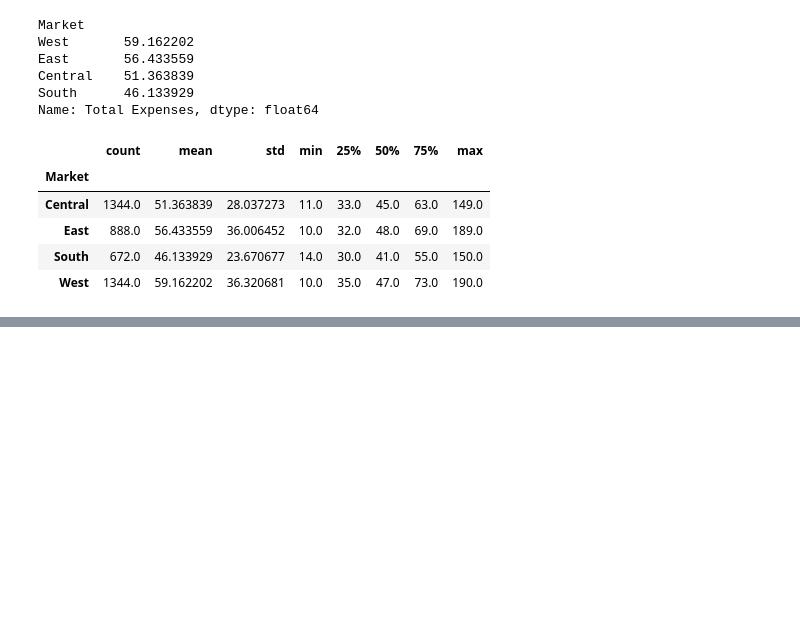
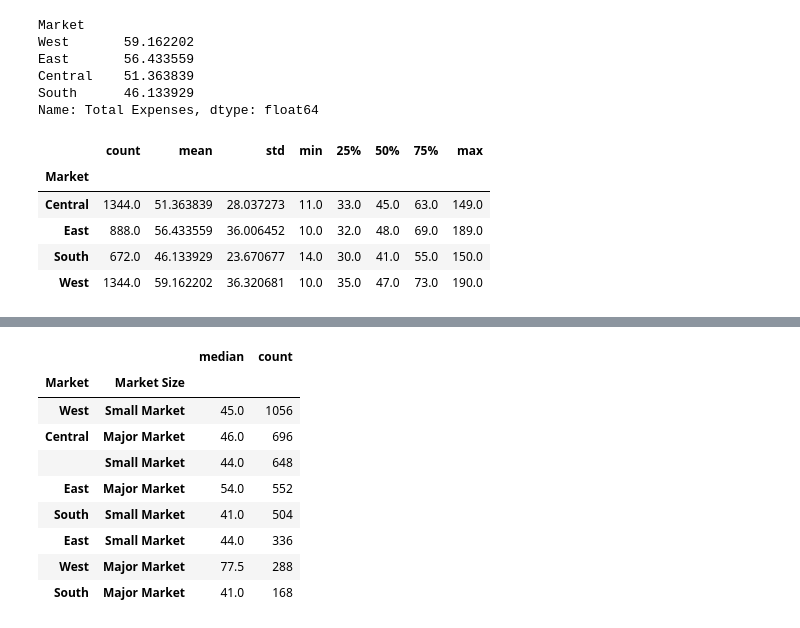
Before and after one commit to alishanstyles/CoffeeChain, a Jupyter notebook: startercode.ipynb, the cells around one changed output, grey strips where cells are left out. Saved outputs shown, nothing was run; the diff lists cells and outputs as text; code cells hidden in the pictures; blank space fills up the shorter version.

Commit message:
data exploration

```diff
--- a/startercode.ipynb
+++ b/startercode.ipynb
@@ -65,6 +65,9 @@ df['Coffee Type']
 4246    Regular
 4247      Decaf
 Name: Coffee Type, Length: 4248, dtype: object
+# %%
+# Remove elipses to see all of data set
+pd.set_option('display.max_rows',None)
 # %%
 # Index to see al rows and columns
 df.iloc[:, :]
@@ -84,0 +92,3 @@ df.iloc[:, :]
+# %%
+# reset to show data set with elpises
+pd.reset_option('display.max_rows')
@@ -613,0 +647,13 @@ df.groupby('Market')['Total Expenses'].agg(
+# %%
+df.groupby(['Market','Market Size'])['Total Expenses'].agg(['median','count']).sort_values(by ='count',ascending = False)
+# %% [output]
+|  |  | median | count |
+| Market | Market Size |  |  |
+| West | Small Market | 45.0 | 1056 |
+| Central | Major Market | 46.0 | 696 |
+|  | Small Market | 44.0 | 648 |
+| East | Major Market | 54.0 | 552 |
+| South | Small Market | 41.0 | 504 |
+| East | Small Market | 44.0 | 336 |
+| West | Major Market | 77.5 | 288 |
+| South | Major Market | 41.0 | 168 |
```
Also changed, not shown: parts of 6 cells of this notebook.
